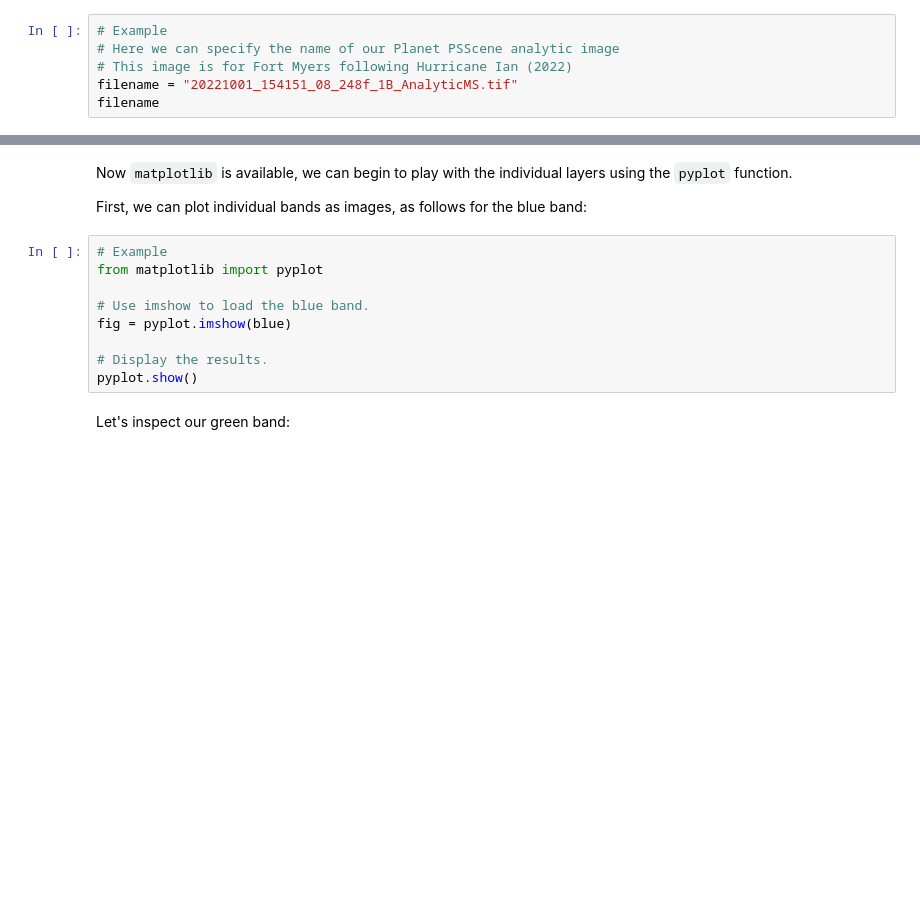
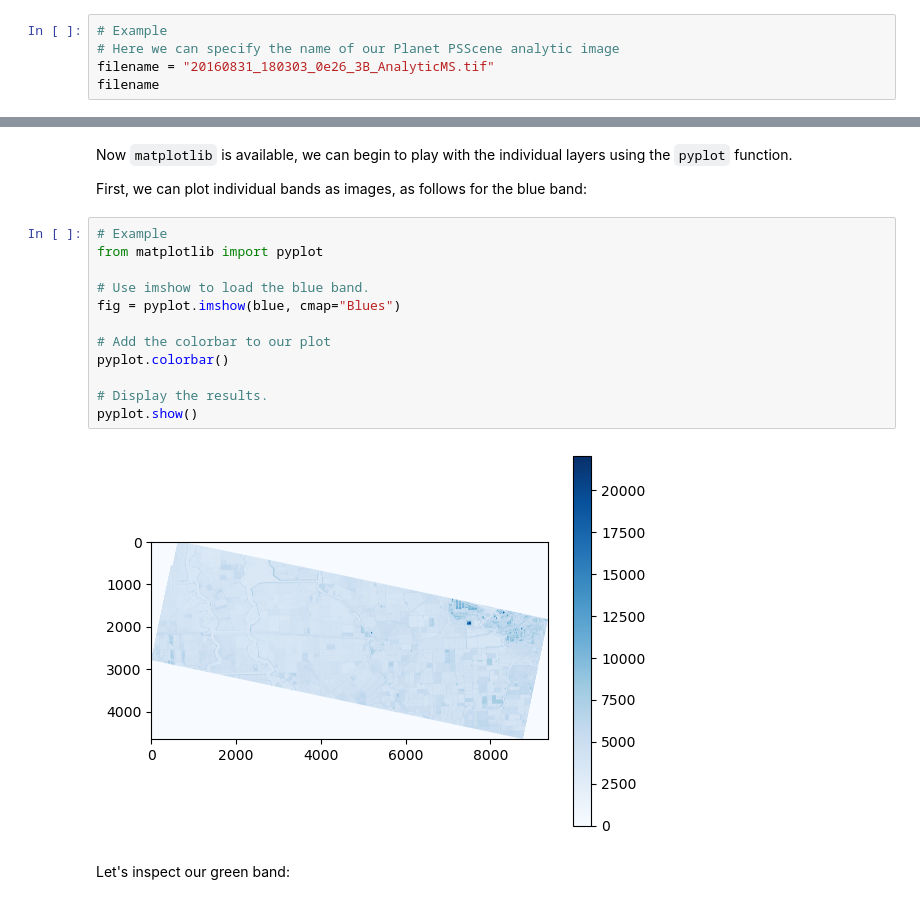
Before and after one commit to edwardoughton/satellite-image-analysis, a Jupyter notebook: notebooks/7.01_working_with_multiband_imagery.ipynb, the cells around one changed output, grey strips where cells are left out. Cells and saved outputs as stored; diff of their text form; blank space fills up the shorter version.

```diff
--- a/notebooks/7.01_working_with_multiband_imagery.ipynb
+++ b/notebooks/7.01_working_with_multiband_imagery.ipynb
@@ -71,6 +73,5 @@ And now we want to specify the filename for one of the image assets that we have
 # %%
 # Example
 # Here we can specify the name of our Planet PSScene analytic image
-# This image is for Fort Myers following Hurricane Ian (2022)
-filename = "20221001_154151_08_248f_1B_AnalyticMS.tif"
+filename = "20160831_180303_0e26_3B_AnalyticMS.tif"
 filename
@@ -113,12 +167,17 @@ First, we can plot individual bands as images, as follows for the blue band:
 # %%
 # Example
 from matplotlib import pyplot
 
 # Use imshow to load the blue band.
-fig = pyplot.imshow(blue)
+fig = pyplot.imshow(blue, cmap="Blues")
+
+# Add the colorbar to our plot
+pyplot.colorbar()
 
 # Display the results.
 pyplot.show()
+# %% [output]
+[figure, added]
 # %% [markdown]
 Let's inspect our green band:
 # %%
```
Also changed, not shown: parts of 14 cells of this notebook, 5 other files.
